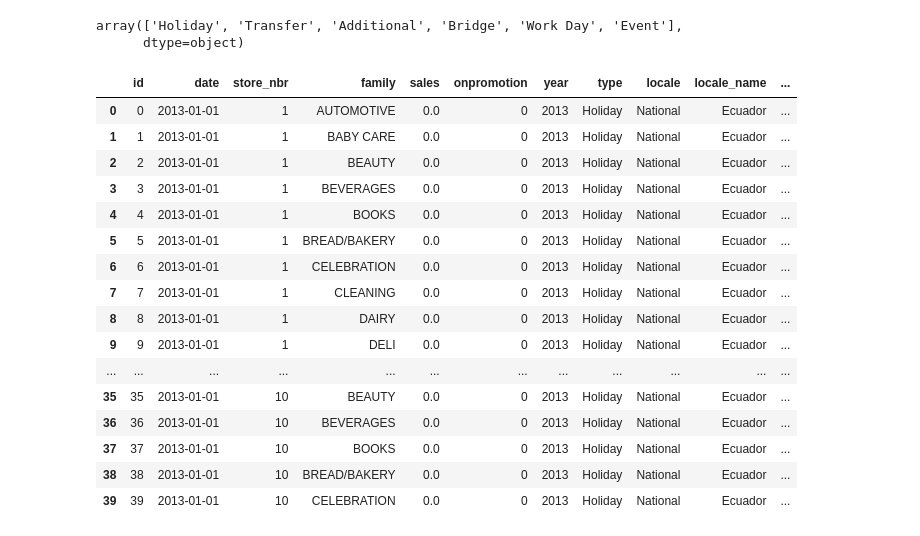
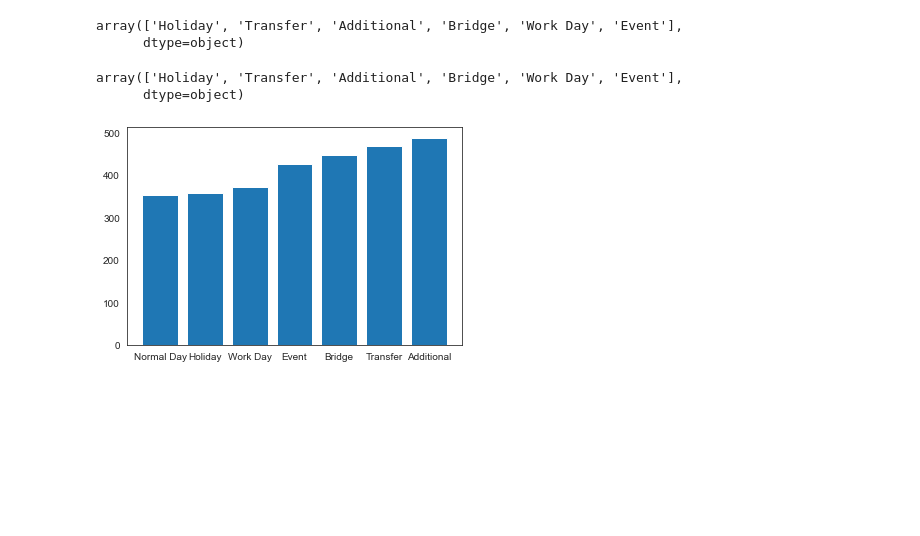
Before and after one commit to aoao010817/kaggle_StoreSales, a Jupyter notebook: EDA.ipynb, the cells around one changed output. Saved outputs shown, nothing was run; the diff lists cells and outputs as text; code cells hidden in the pictures; blank space fills up the shorter version.

```diff
--- a/EDA.ipynb
+++ b/EDA.ipynb
@@ -278,7 +316,7 @@ fig.show()
 石油価格と売り上げには負の相関がある？
 # %%
 # df_trainにholiday情報をマージ
-df_train = pd.merge(df_train, df_holiday, on="date", how="left")
+df_train = df_train.merge(df_holiday, on="date", how="left")
 display(df_train.head().append(df_train.tail()))
 # %% [output]
 |  | id | date | store_nbr | family | sales | onpromotion | year | type | locale | locale_name | ... |
@@ -297,24 +335,17 @@ df_holiday["type"].unique()
 # %% [output]
 array(['Holiday', 'Transfer', 'Additional', 'Bridge', 'Work Day', 'Event'],
       dtype=object)
-# %%
-df_train["holiday_na"] = df_train.replace(['Holiday', 'Transfer', 'Additional', 'Bridge', 'Work Day', 'Event'], [1, 2, 3, 4, 5, 6])
-df_train
-# %% [output]
-|  | id | date | store_nbr | family | sales | onpromotion | year | type | locale | locale_name | ... |
-| 0 | 0 | 2013-01-01 | 1 | AUTOMOTIVE | 0.0 | 0 | 2013 | Holiday | National | Ecuador | ... |
-| 1 | 1 | 2013-01-01 | 1 | BABY CARE | 0.0 | 0 | 2013 | Holiday | National | Ecuador | ... |
-| 2 | 2 | 2013-01-01 | 1 | BEAUTY | 0.0 | 0 | 2013 | Holiday | National | Ecuador | ... |
-| 3 | 3 | 2013-01-01 | 1 | BEVERAGES | 0.0 | 0 | 2013 | Holiday | National | Ecuador | ... |
-| 4 | 4 | 2013-01-01 | 1 | BOOKS | 0.0 | 0 | 2013 | Holiday | National | Ecuador | ... |
-| 5 | 5 | 2013-01-01 | 1 | BREAD/BAKERY | 0.0 | 0 | 2013 | Holiday | National | Ecuador | ... |
-| 6 | 6 | 2013-01-01 | 1 | CELEBRATION | 0.0 | 0 | 2013 | Holiday | National | Ecuador | ... |
-| 7 | 7 | 2013-01-01 | 1 | CLEANING | 0.0 | 0 | 2013 | Holiday | National | Ecuador | ... |
-| 8 | 8 | 2013-01-01 | 1 | DAIRY | 0.0 | 0 | 2013 | Holiday | National | Ecuador | ... |
-| 9 | 9 | 2013-01-01 | 1 | DELI | 0.0 | 0 | 2013 | Holiday | National | Ecuador | ... |
-| ... | ... | ... | ... | ... | ... | ... | ... | ... | ... | ... | ... |
-| 35 | 35 | 2013-01-01 | 10 | BEAUTY | 0.0 | 0 | 2013 | Holiday | National | Ecuador | ... |
-| 36 | 36 | 2013-01-01 | 10 | BEVERAGES | 0.0 | 0 | 2013 | Holiday | National | Ecuador | ... |
-| 37 | 37 | 2013-01-01 | 10 | BOOKS | 0.0 | 0 | 2013 | Holiday | National | Ecuador | ... |
-| 38 | 38 | 2013-01-01 | 10 | BREAD/BAKERY | 0.0 | 0 | 2013 | Holiday | National | Ecuador | ... |
-| 39 | 39 | 2013-01-01 | 10 | CELEBRATION | 0.0 | 0 | 2013 | Holiday | National | Ecuador | ... |
+# %%
+df_holiday.loc[df_holiday["locale"] == "National", "type"].unique()
+# %% [output]
+array(['Holiday', 'Transfer', 'Additional', 'Bridge', 'Work Day', 'Event'],
+      dtype=object)
+# %%
+# holidayのtypeごとの平均sales
+df_train["type"].fillna("Normal Day", inplace=True)
+df_holiday_sales = df_train[["sales", "type"]].groupby(["type"], as_index=False).mean()
+df_holiday_sales.sort_values(by="sales", inplace=True)
+plt.bar(df_holiday_sales["type"], df_holiday_sales["sales"])
+plt.show()
+# %% [output]
+[figure, added]
```
Also changed, not shown: parts of 8 cells of this notebook, 2 other files.
